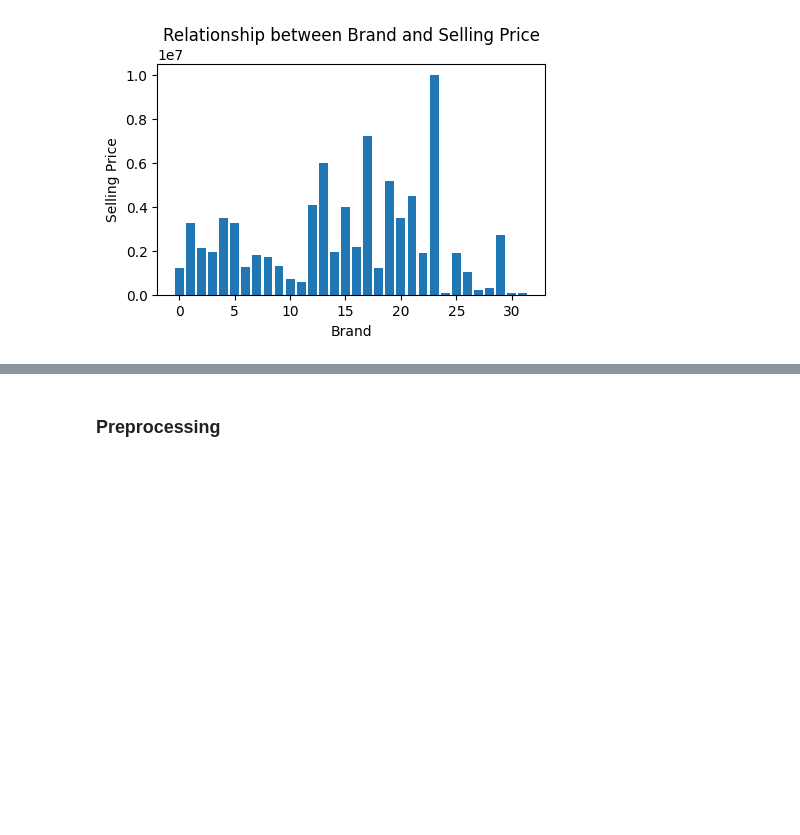
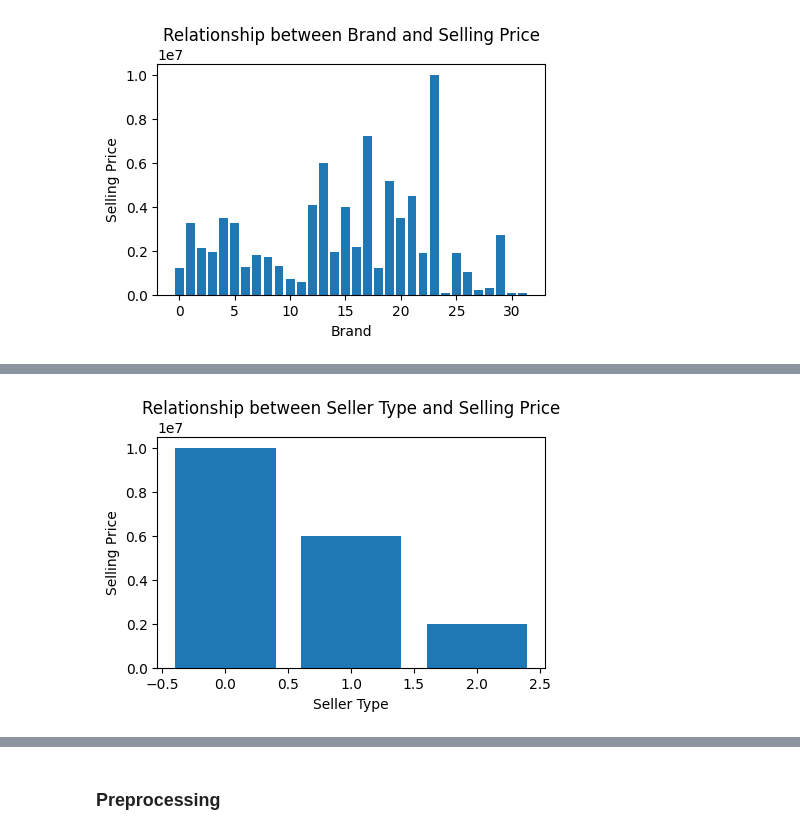
Before and after one commit to Nont18/Car-Prediction-Project, a Jupyter notebook: CarPricePrediction.ipynb, the cells around one changed output, grey strips where cells are left out. Saved outputs shown, nothing was run; the diff lists cells and outputs as text; code cells hidden in the pictures; blank space fills up the shorter version.

```diff
--- a/CarPricePrediction.ipynb
+++ b/CarPricePrediction.ipynb
@@ -395,8 +382,10 @@ plt.show()
 # %%
-# plt.figure(figsize=(5,3))
-# plt.xlabel("Seller Type")
-# plt.ylabel("Selling Price")
-# plt.title("Relationship between Seller Type and Selling Price")
-# plt.bar(df.seller_type, df.selling_price)
-# plt.show()
+plt.figure(figsize=(5,3))
+plt.xlabel("Seller Type")
+plt.ylabel("Selling Price")
+plt.title("Relationship between Seller Type and Selling Price")
+plt.bar(df.seller_type, df.selling_price)
+plt.show()
+# %% [output]
+[figure, added]
 # %%
```
Also changed, not shown: parts of 33 cells of this notebook, 1 other file.
